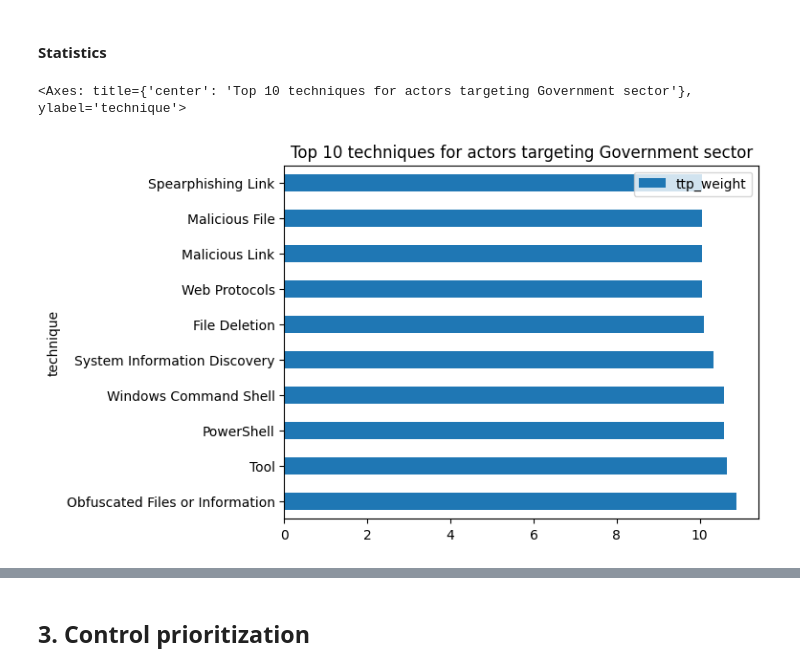
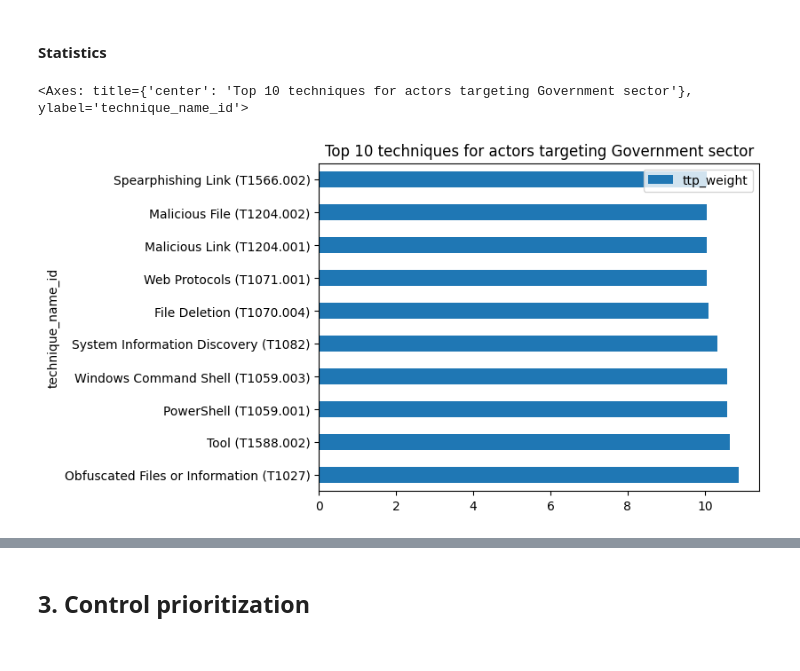
Before and after one commit to AbeWinters/Threat-Profiles-for-Control-Prioritization, a Jupyter notebook: 01. Manual extraction.ipynb, the cells around one changed output, grey strips where cells are left out. Drawn from its saved outputs; the diff is of its cells as text; code cells hidden in the pictures.

Commit message:
Add ATTCK ID to plot and observations

```diff
--- a/01. Manual extraction.ipynb
+++ b/01. Manual extraction.ipynb
@@ -11,6 +14,8 @@ This notebook supports manual threat report analysis by scanning the spreadsheet
 import pandas as pd
 
 SECTOR = 'Government'
+YEAR = 2021
+
 file = "Threat reports.xlsx"
 reports = pd.read_excel(file,sheet_name="Threat reports")
 # %%
@@ -28,10 +33,9 @@ def unique(lst):
     return result
 
 # Build the lists
-year = 2021
 
 # Filter on one year
-reports=reports[reports['reported year'] == year]
+reports=reports[reports['reported year'] == YEAR]
 
 report_threats = reports['threats'].dropna().apply(lambda x: x.split(", "))
 threats_mentions = pd.Series([t for l in report_threats for t in l if t != ""])
@@ -129,9 +131,9 @@ Processing:  Verizon.pdf
 # %% [markdown]
 #### 1.2.3. Convert reports to .txt for later testing
 # %%
-from pathlib import Path, PureWindowsPath
+from pathlib import Path
 
-txt_filepath = Path("reports_txt/"+str(year))
+txt_filepath = Path("reports_txt/"+str(YEAR))
 
 for file,values in text_dict.items():
     text = values["raw"]
@@ -492,4 +481,5 @@ attck = attck[mitre_columns]
 
 ttps_enriched = pd.merge(ttps_ranked,attck,how='left',left_index=True,right_on='technique_id')
 ttps_enriched.index = ttps_ranked.index
+ttps_enriched['technique_name_id'] = ttps_enriched['technique'] + " (" + ttps_enriched['technique_id'] + ")"
 # %% [output]
@@ -502,7 +492,7 @@ ttps_enriched['ttp_weight'] = ttps_enriched['actor_weight']
 # %% [markdown]
 #### Statistics
 # %%
-ttps_enriched.nlargest(10,columns='ttp_weight').plot.barh(y='ttp_weight',x='technique',title="Top 10 techniques for actors targeting {} sector".format(SECTOR))
+ttps_enriched.nlargest(10,columns='ttp_weight').plot.barh(y='ttp_weight',x='technique_name_id',title="Top 10 techniques for actors targeting {} sector".format(SECTOR))
 # %% [output]
-<Axes: title={'center': 'Top 10 techniques for actors targeting Government sector'}, ylabel='technique'>
+<Axes: title={'center': 'Top 10 techniques for actors targeting Government sector'}, ylabel='technique_name_id'>
-[figure, old version]
+[figure, new version]
```
Also changed, not shown: parts of 20 cells of this notebook.
